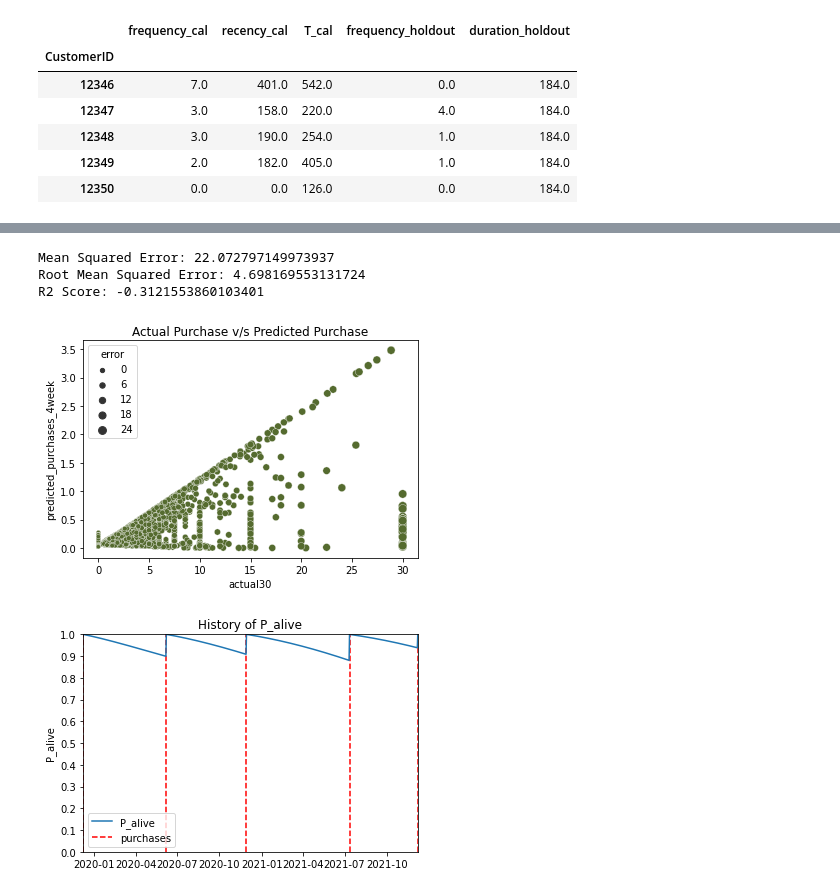
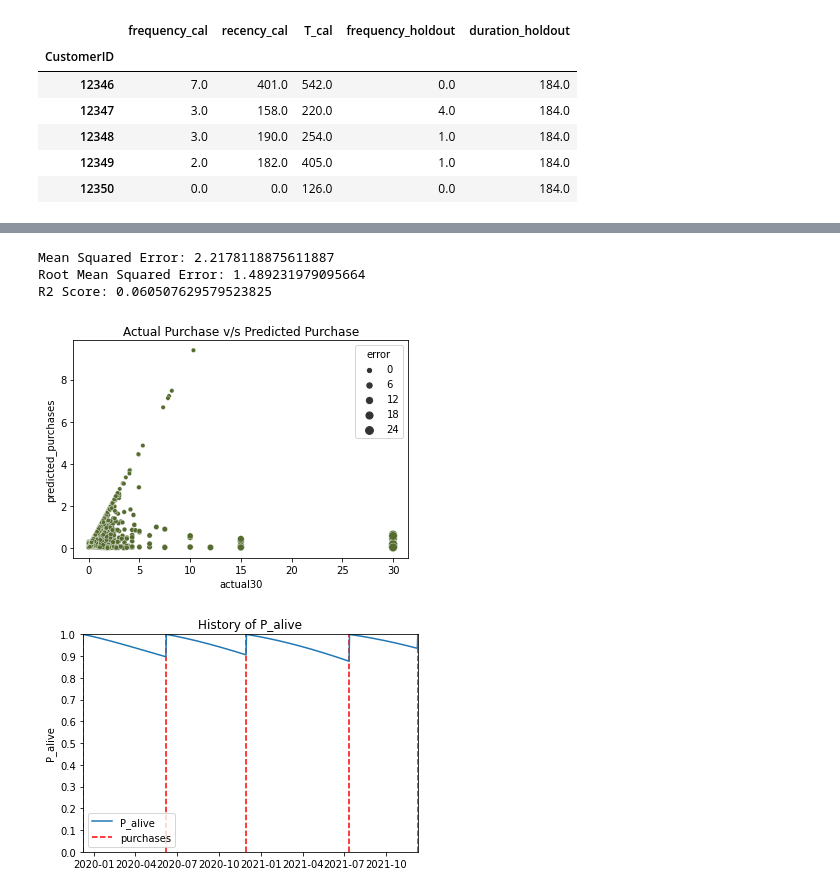
Before and after one commit to mahapara2411/Sentiment-Analysis, a Jupyter notebook: Pareto_NBD_Customer_Segmentation.ipynb, the cells around one changed output, grey strips where cells are left out. Drawn from its saved outputs; the diff is of its cells as text; code cells hidden in the pictures.

```diff
--- a/Pareto_NBD_Customer_Segmentation.ipynb
+++ b/Pareto_NBD_Customer_Segmentation.ipynb
@@ -261,6 +177,5 @@ Predicted Purchase Average Purchases Error: 1.078610854222941
 pareto_model = lifetimes.ParetoNBDFitter(penalizer_coef = 0.1)
 # %%
 pareto_model.fit(rfm_summary["frequency"],rfm_summary["recency"],
-                rfm_summary["T"], verbose=True)
-print(pareto_model)
+                rfm_summary["T"])
 # %% [output]
@@ -299,6 +209,6 @@ pareto_result.head()
 # %%
-t = 4 # Weeks for a future transaction
-pareto_result["predicted_purchases_4week"] = round(pareto_model.conditional_expected_number_of_purchases_up_to_time(t, pareto_result["frequency"], pareto_result["recency"], pareto_result["T"]),2)
+t = 30
+pareto_result["predicted_purchases"] = pareto_model.conditional_expected_number_of_purchases_up_to_time(t, pareto_result["frequency"], pareto_result["recency"], pareto_result["T"])
 # %%
 pareto_result
 # %% [output]
@@ -323,3 +232,0 @@ plot_period_transactions(pareto_model)
-# %%
-pareto_result["predicted_purchases_8week"]  = round(pareto_model.predict(8, pareto_result['frequency'], pareto_result['recency'], pareto_result['T']), 2)
-pareto_result["predicted_purchases_12week"]  = round(pareto_model.predict(12, pareto_result['frequency'], pareto_result['recency'], pareto_result['T']), 2)
@@ -381,7 +271,7 @@ pareto_result["actual30"] = pareto_result["frequency"]/pareto_result["recency"]*
 # %%
 pareto_result["actual30"].fillna(0, inplace = True)
 # %%
-pareto_result["error"] = pareto_result["actual30"]-pareto_result["predicted_purchases_4week"]
+pareto_result["error"] = pareto_result["actual30"]-pareto_result["predicted_purchases"]
 # %%
 pareto_result.head()
 # %% [output]
@@ -402,12 +292,12 @@ def get_metrics(true, predicted, error):
     plt.title("Actual Purchase v/s Predicted Purchase")
     plt.show()
 # %%
-get_metrics(pareto_result["actual30"], pareto_result["predicted_purchases_4week"], pareto_result["error"])
+get_metrics(pareto_result["actual30"], pareto_result["predicted_purchases"], pareto_result["error"])
 # %% [output]
-Mean Squared Error: 22.072797149973937
-Root Mean Squared Error: 4.698169553131724
-R2 Score: -0.3121553860103401
+Mean Squared Error: 2.2178118875611887
+Root Mean Squared Error: 1.489231979095664
+R2 Score: 0.060507629579523825
-[figure, old version]
+[figure, new version]
 # %%
 #Get the history alive plot to check whether the customer is alive or not
 
```
Also changed, not shown: parts of 79 cells of this notebook.
